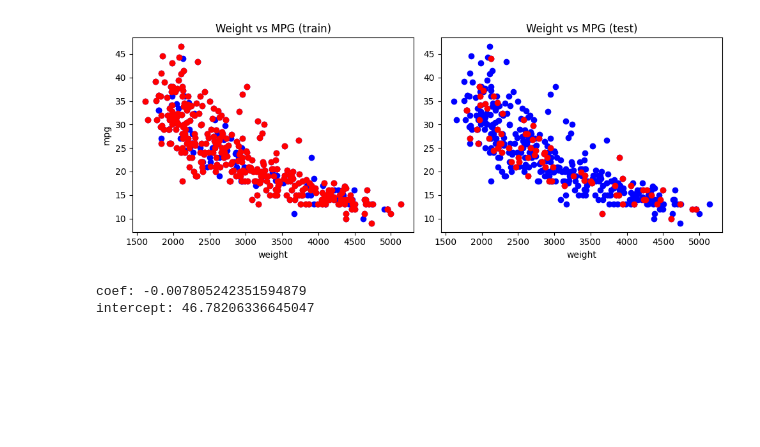
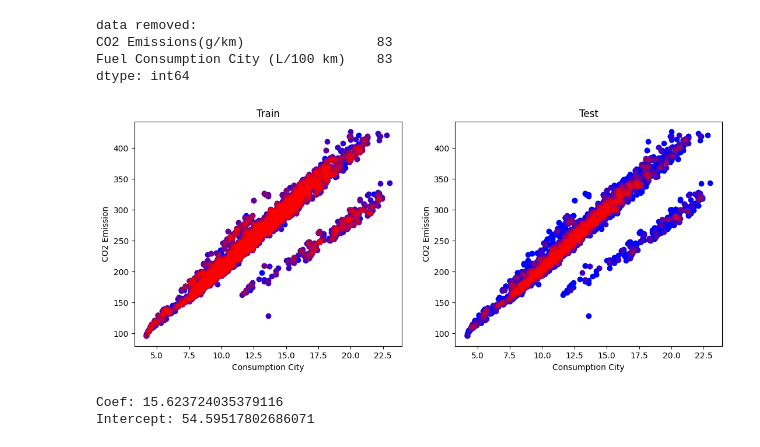
Before and after one commit to BraveVahid/machine_learning, a Jupyter notebook: simple_linear_regression.ipynb, the cells around one changed output. Saved outputs shown, nothing was run; the diff lists cells and outputs as text; code cells hidden in the pictures; blank space fills up the shorter version.

```diff
--- a/simple_linear_regression.ipynb
+++ b/simple_linear_regression.ipynb
@@ -40,2 +53,0 @@ memory usage: 28.1+ KB
-# %%
-df = data[["weight", "mpg"]]
@@ -54,0 +69,2 @@ x_train, x_test, y_train, y_test = train_test_split(x, y, test_size=0.2, random_
+# %%
+sdf = df[["CO2 Emissions(g/km)", "Fuel Consumption City (L/100 km)"]]
@@ -55,20 +79,36 @@ x_train, x_test, y_train, y_test = train_test_split(x, y, test_size=0.2, random_
+# %%
+before = sdf.count()
+
+z = zscore(sdf[["Fuel Consumption City (L/100 km)", "CO2 Emissions(g/km)"]])
+sdf = sdf[(np.abs(z) <= 3).all(axis=1)]
+
+print("data removed:")
+print(f"{before - sdf.count()}")
+# %% [output]
+data removed:
+CO2 Emissions(g/km)                 83
+Fuel Consumption City (L/100 km)    83
+dtype: int64
+# %%
+x_train, x_test, y_train, y_test = train_test_split(sdf["Fuel Consumption City (L/100 km)"], sdf["CO2 Emissions(g/km)"], test_size=0.2, random_state=10)
 # %%
-fig, (ax1, ax2) = plt.subplots(1, 2, figsize=(10, 4))
+fig, (ax1, ax2) = plt.subplots(1, 2, figsize=(13, 5))
 
-ax1.scatter(df.weight, df.mpg, color="b")
-ax1.scatter(x_train, y_train, color="r")
-ax1.set_xlabel("weight")
-ax1.set_ylabel("mpg")
-ax1.set_title("Weight vs MPG (train)")
+ax1.scatter(sdf["Fuel Consumption City (L/100 km)"], sdf["CO2 Emissions(g/km)"], color="b")
+ax1.scatter(x_train, y_train, color="r", alpha=0.2)
+ax1.set_xlabel("Consumption City")
+ax1.set_ylabel("CO2 Emission")
+ax1.set_title("Train")
 
-ax2.scatter(df.weight, df.mpg, color="b")
-ax2.scatter(x_test, y_test, color="r")
-ax2.set_xlabel("weight")
-ax2.set_title("Weight vs MPG (test)")
+ax2.scatter(sdf["Fuel Consumption City (L/100 km)"], sdf["CO2 Emissions(g/km)"], color="b")
+ax2.scatter(x_test, y_test, color="r", alpha=0.2)
+ax2.set_xlabel("Consumption City")
+ax2.set_ylabel("CO2 Emission")
+ax2.set_title("Test")
 
-plt.tight_layout()
+plt.show()
 # %% [output]
-[figure, old version]
+[figure, new version]
 # %%
 model = LinearRegression()
 model.fit(x_train.to_frame(), y_train)
@@ -76,7 +116,7 @@ model.fit(x_train.to_frame(), y_train)
 coef = model.coef_[0]
 intercept = model.intercept_
 
-print(f"coef: {coef}\nintercept: {intercept}")
+print(f"Coef: {coef}\nIntercept: {intercept}")
 # %% [output]
-coef: -0.007805242351594879
-intercept: 46.78206336645047
+Coef: 15.623724035379116
+Intercept: 54.59517802686071
```
Also changed, not shown: parts of 18 cells of this notebook.
